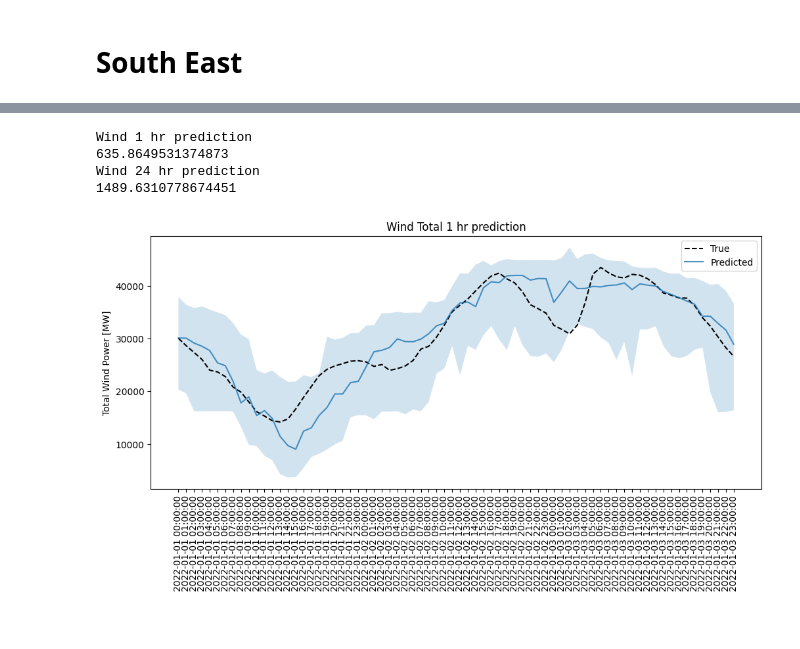
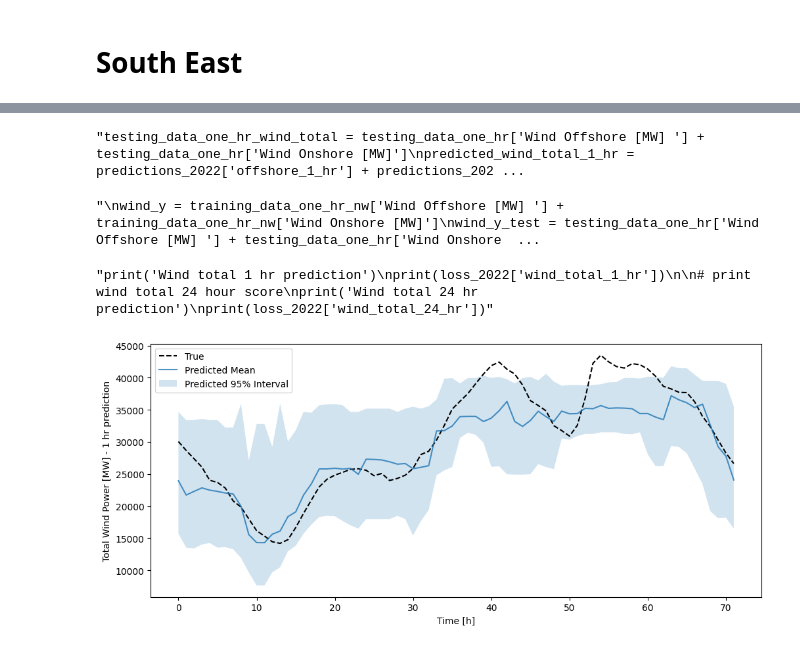
Before and after one commit to lolotta/ML-Renewable-Energy, a Jupyter notebook: train.ipynb, the cells around one changed output, grey strips where cells are left out. Drawn from its saved outputs; the diff is of its cells as text; code cells hidden in the pictures.

Commit message:
done with code and results

```diff
--- a/train.ipynb
+++ b/train.ipynb
@@ -13,13 +13,20 @@ testing_data = pd.read_csv('data/Testing_Data_averaged.csv', index_col=0)
 
 training_data_northwest = pd.read_csv('data/Training_Data_Northwest.csv', index_col=0)
 testing_data_northwest = pd.read_csv('data/Testing_Data_Northwest.csv', index_col=0)
-
 training_data_southeast = pd.read_csv('data/Training_Data_Southeast.csv', index_col=0)
-
 training_data_southwest = pd.read_csv('data/Training_Data_Southwest.csv', index_col=0)
-
 training_data_northeast = pd.read_csv('data/Training_Data_Northeast.csv', index_col=0)
 
+# add column Total Wind [MW] which is sum of wind onshore and wind offshore
+training_data['Total Wind [MW]'] = training_data['Wind Onshore [MW]'] + training_data['Total Wind [MW]']
+testing_data['Total Wind [MW]'] = testing_data['Wind Onshore [MW]'] + testing_data['Total Wind [MW]']
+
+training_data_northwest['Total Wind [MW]'] = training_data_northwest['Wind Onshore [MW]'] + training_data_northwest['Wind Offshore [MW] ']
+testing_data_northwest['Total Wind [MW]'] = testing_data_northwest['Wind Onshore [MW]'] + testing_data_northwest['Wind Offshore [MW] ']
+training_data_southeast['Total Wind [MW]'] = training_data_southeast['Wind Onshore [MW]'] + training_data_southeast['Wind Offshore [MW] ']
+training_data_southwest['Total Wind [MW]'] = training_data_southwest['Wind Onshore [MW]'] + training_data_southwest['Wind Offshore [MW] ']
+training_data_northeast['Total Wind [MW]'] = training_data_northeast['Wind Onshore [MW]'] + training_data_northeast['Wind Offshore [MW] ']
+
 print(training_data.head())
 # %% [output]
                           day      hour       msl       tcc       t2m  \
@@ -130,10 +252,11 @@ final_result = {}
 prediction_results = {}
 training_scores = {}
 
+n_trees = 300
+
 training_data_one_hr = training_data.copy()
 
-training_data_one_hr['Wind Offshore [MW] '] = training_data['Wind Offshore [MW] '].shift(-1)
-training_data_one_hr['Wind Onshore [MW]'] = training_data['Wind Onshore [MW]'].shift(-1)
+training_data_one_hr['Total Wind [MW]'] = training_data['Total Wind [MW]'].shift(-1)
 training_data_one_hr['Photovoltaic [MW]'] = training_data['Photovoltaic [MW]'].shift(-1)
 
 # drop last row
@@ -151,5 +274,5 @@ combinations = [
 
 quantiles = [0.025, 0.5, 0.975]
 
-final_result['mean_loc_1_hr'], training_scores['mean_loc_1_hr'], prediction_results['mean_loc_1_hr'] = train_and_predict(combinations, quantiles)
+final_result['mean_loc_1_hr'], training_scores['mean_loc_1_hr'], prediction_results['mean_loc_1_hr'], _ = train_and_predict(combinations, quantiles, n_trees)
 # %% [output]
@@ -747,49 +719,60 @@ KeyboardInterrupt:
 # now put wind on and offshore together
 # wind true
 
-testing_data_one_hr_wind_total = testing_data_one_hr['Wind Offshore [MW] '] + testing_data_one_hr['Wind Onshore [MW]']
+"""testing_data_one_hr_wind_total = testing_data_one_hr['Wind Offshore [MW] '] + testing_data_one_hr['Wind Onshore [MW]']
 predicted_wind_total_1_hr = predictions_2022['offshore_1_hr'] + predictions_2022['onshore_1_hr']
 
 scores = []
+train_scores = []
 for q_index, q_value in enumerate(quantiles):
     score = mean_pinball_loss(y_true=testing_data_one_hr_wind_total, y_pred=predicted_wind_total_1_hr[:, q_index], alpha=q_value)
     scores.append(score)
+    train_scores.append(mean_pinball_loss(y_true=y_train_preds_2022['wind_total_1_hr'], y_pred=testing_data_one_hr_wind_total, alpha=q_value))
 
 print('Wind 1 hr prediction')
 print(np.mean(scores))
 
 loss_2022['wind_total_1_hr'] = np.mean(scores)
+train_scores_2022['wind_total_1_hr'] = np.mean(train_scores)
 
 # wind true 24hrs
 testing_data_one_day_wind_total = testing_data_one_day['Wind Offshore [MW] '] + testing_data_one_day['Wind Onshore [MW]']
 predicted_wind_total_24_hr = predictions_2022['offshore_24_hr'] + predictions_2022['onshore_24_hr']
 
+train_scores_2022
 scores = []
 for q_index, q_value in enumerate(quantiles):
     score = mean_pinball_loss(y_true=testing_data_one_day_wind_total, y_pred=predicted_wind_total_24_hr[:, q_index], alpha=q_value)
     scores.append(score)
+    train_scores.append(mean_pinball_loss(y_true=y_train_preds_2022['wind_total_24_hr'], y_pred=testing_data_one_day_wind_total, alpha=q_value))
 
 print('Wind 24 hr prediction')
 print(np.mean(scores))
 
 loss_2022['wind_total_24_hr'] = np.mean(scores)
+train_scores_2022['wind_total_24_hr'] = np.mean(train_scores)
+
+y_train_preds_2022['wind_total_1_hr'] = y_train_preds_2022['offshore_1_hr'] + y_train_preds_2022['onshore_1_hr']
+y_train_preds_2022['wind_total_24_hr'] = y_train_preds_2022['offshore_24_hr'] + y_train_preds_2022['onshore_24_hr']"""
 # %% [output]
-Wind 1 hr prediction
-635.8649531374873
-Wind 24 hr prediction
-1489.6310778674451
+"testing_data_one_hr_wind_total = testing_data_one_hr['Wind Offshore [MW] '] + testing_data_one_hr['Wind Onshore [MW]']\npredicted_wind_total_1_hr = predictions_2022['offshore_1_hr'] + predictions_202 ...
 # %%
 # get training scores
 # wind true
+"""
 wind_y = training_data_one_hr_nw['Wind Offshore [MW] '] + training_data_one_hr_nw['Wind Onshore [MW]']
 wind_y_test = testing_data_one_hr['Wind Offshore [MW] '] + testing_data_one_hr['Wind Onshore [MW]']
 
 wind_x = training_data_one_hr_nw.drop(columns=['year', 'Wind Offshore [MW] ', 'Wind Onshore [MW]', 'Photovoltaic [MW]'])
 wind_x_test = testing_data_one_hr.drop(columns=['year', 'Wind Offshore [MW] ', 'Wind Onshore [MW]', 'Photovoltaic [MW]'])
 
-scores, train_scores, y_pred = train_model(wind_x, wind_y, wind_x_test, wind_y_test)
+scores, train_scores, y_pred, y_train_pred = train_model(wind_x, wind_y, wind_x_test, wind_y_test, quantiles, n_trees)
 
 train_scores_2022['wind_total_1_hr'] = train_scores
+y_train_preds_2022['wind_total_1_hr'] = y_train_preds_2022['offshore_1_hr'] + y_train_preds_2022['onshore_1_hr']
+loss_2022['wind_total_1_hr'] = np.mean(scores)
+
+
 
 # 24 hrs
 wind_y = training_data_one_day_nw['Wind Offshore [MW] '] + training_data_one_day_nw['Wind Onshore [MW]']
@@ -798,23 +781,41 @@ wind_y_test = testing_data_one_day['Wind Offshore [MW] '] + testing_data_one_day
 wind_x = training_data_one_day_nw.drop(columns=['year', 'Wind Offshore [MW] ', 'Wind Onshore [MW]', 'Photovoltaic [MW]'])
 wind_x_test = testing_data_one_day.drop(columns=['year', 'Wind Offshore [MW] ', 'Wind Onshore [MW]', 'Photovoltaic [MW]'])
 
-scores, train_scores, y_pred = train_model(wind_x, wind_y, wind_x_test, wind_y_test)
+scores, train_scores, y_pred, y_train_pred = train_model(wind_x, wind_y, wind_x_test, wind_y_test, quantiles, n_trees)
 
 train_scores_2022['wind_total_24_hr'] = train_scores
+y_train_preds_2022['wind_total_24_hr'] = y_train_preds_2022['offshore_24_hr'] + y_train_preds_2022['onshore_24_hr']
+loss_2022['wind_total_24_hr'] = np.mean(scores)
+"""
+# %% [output]
+"\nwind_y = training_data_one_hr_nw['Wind Offshore [MW] '] + training_data_one_hr_nw['Wind Onshore [MW]']\nwind_y_test = testing_data_one_hr['Wind Offshore [MW] '] + testing_data_one_hr['Wind Onshore  ...
+# %%
+# print wind total one hour score
+"""print('Wind total 1 hr prediction')
+print(loss_2022['wind_total_1_hr'])
+
+# print wind total 24 hour score
+print('Wind total 24 hr prediction')
+print(loss_2022['wind_total_24_hr'])"""
+# %% [output]
+"print('Wind total 1 hr prediction')\nprint(loss_2022['wind_total_1_hr'])\n\n# print wind total 24 hour score\nprint('Wind total 24 hr prediction')\nprint(loss_2022['wind_total_24_hr'])"
 # %%
 # plots
+time_x_axis = range(72)
+
 plt.figure(figsize=(12, 5))
-plt.plot(testing_data_one_hr_wind_total[:72], label='True', linestyle='--', color='black')
-plt.plot(predicted_wind_total_1_hr[:72, 1], alpha= 0.8, label='Predicted')
-plt.fill_between(range(72), predicted_wind_total_1_hr[:72, 0], predicted_wind_total_1_hr[:72, 2], alpha=0.2)
-plt.title('Wind Total 1 hr prediction')
+plt.plot(time_x_axis,y_wind_test_1hr[:72], label='True', linestyle='--', color='black')
+plt.plot(time_x_axis,predictions_2022['wind_1_hr'][:72, 1], alpha= 0.8, label='Predicted Mean')
+plt.fill_between(time_x_axis, predictions_2022['wind_1_hr'][:72, 0], predictions_2022['wind_1_hr'][:72, 2], alpha=0.2, label='Predicted 95% Interval')
+#plt.title('Wind Total 1 hr prediction')
 plt.legend()
-plt.xticks(rotation=90)
-plt.ylabel('Total Wind Power [MW]')
+plt.ylabel('Total Wind Power [MW] - 1 hr prediction')
+plt.xlabel('Time [h]')
+
 
 plt.savefig('results/predictions_wind_1hr_2022.png', bbox_inches = 'tight')
 # %% [output]
-[figure, old version]
+[figure, new version]
 # %%
 # plot wind total 24 hrs
 plt.figure(figsize=(12, 5))
```
Also changed, not shown: parts of 32 cells of this notebook, 21 other files.
